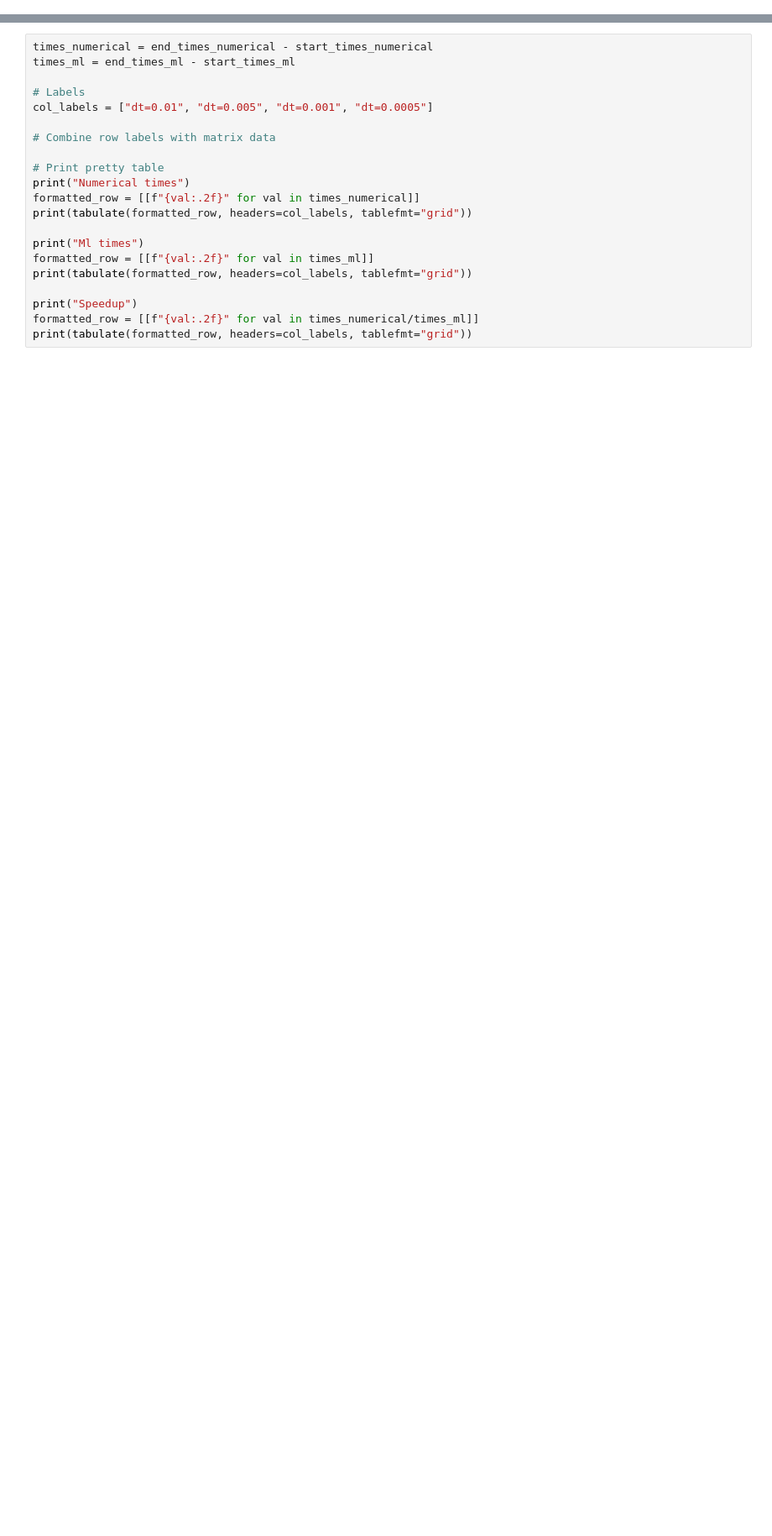
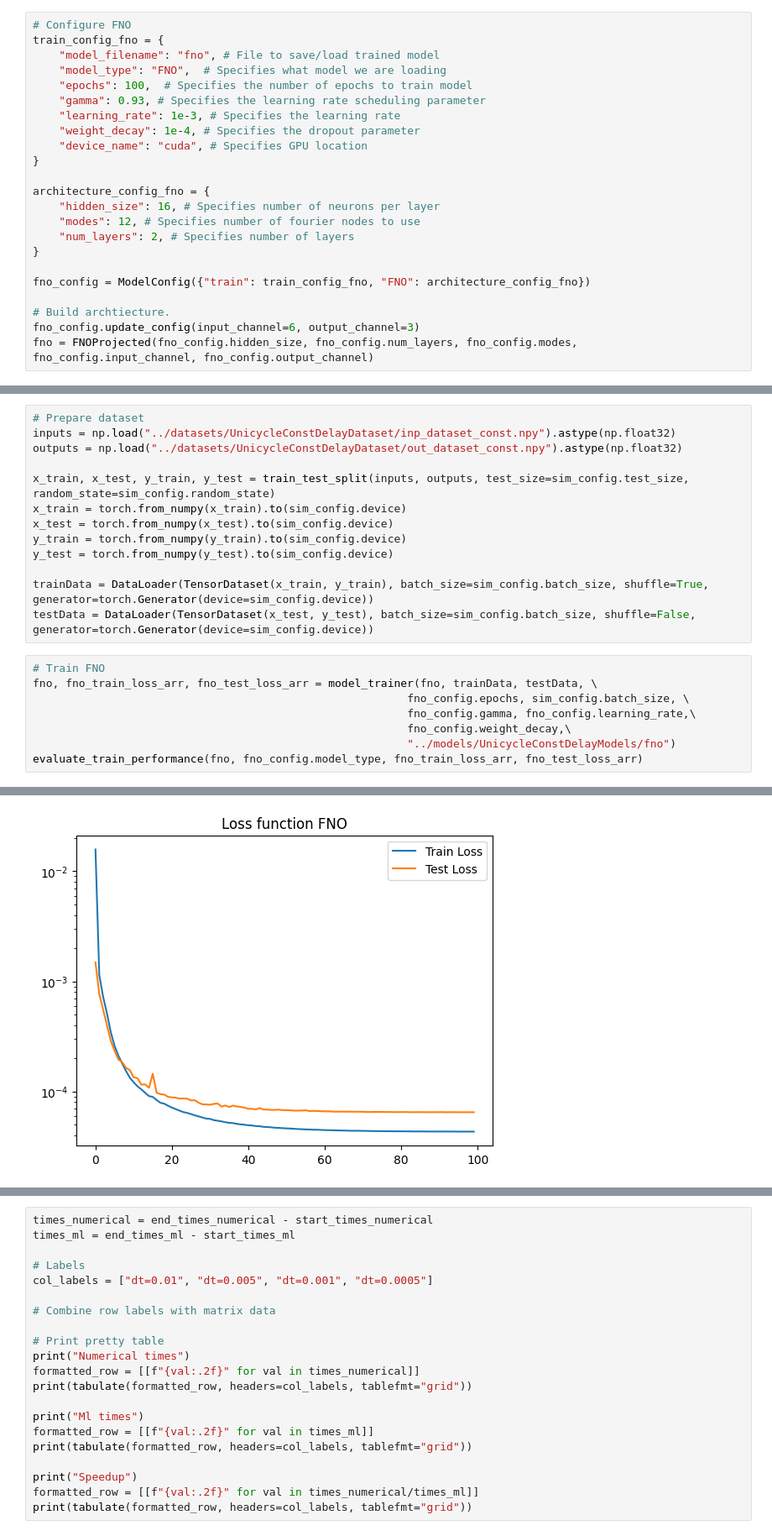
Before and after one commit to gokulg02/NeuralOperatorPredictorFeedback-xArm6, a Jupyter notebook: examples/UnicycleConstDelayExample.ipynb, the cells around one changed output, grey strips where cells are left out. Shown at 84% size. Drawn from its saved outputs; the diff is of its cells as text; blank space fills up the shorter version.

```diff
--- a/examples/UnicycleConstDelayExample.ipynb
+++ b/examples/UnicycleConstDelayExample.ipynb
@@ -514,0 +126,23 @@ end_times_ml[3] = time.time()
+# %%
+# Configure FNO
+train_config_fno = {
+    "model_filename": "fno", # File to save/load trained model
+    "model_type": "FNO",  # Specifies what model we are loading
+    "epochs": 100,  # Specifies the number of epochs to train model
+    "gamma": 0.93, # Specifies the learning rate scheduling parameter
+    "learning_rate": 1e-3, # Specifies the learning rate
+    "weight_decay": 1e-4, # Specifies the dropout parameter
+    "device_name": "cuda", # Specifies GPU location
+}
+
+architecture_config_fno = {
+    "hidden_size": 16, # Specifies number of neurons per layer
+    "modes": 12, # Specifies number of fourier nodes to use
+    "num_layers": 2, # Specifies number of layers
+}
+
+fno_config = ModelConfig({"train": train_config_fno, "FNO": architecture_config_fno})
+
+# Build archtiecture.
+fno_config.update_config(input_channel=6, output_channel=3)
+fno = FNOProjected(fno_config.hidden_size, fno_config.num_layers, fno_config.modes, fno_config.input_channel, fno_config.output_channel)
@@ -514,0 +246,22 @@ end_times_ml[3] = time.time()
+# %%
+# Prepare dataset
+inputs = np.load("../datasets/UnicycleConstDelayDataset/inp_dataset_const.npy").astype(np.float32)
+outputs = np.load("../datasets/UnicycleConstDelayDataset/out_dataset_const.npy").astype(np.float32)
+
+x_train, x_test, y_train, y_test = train_test_split(inputs, outputs, test_size=sim_config.test_size, random_state=sim_config.random_state)
+x_train = torch.from_numpy(x_train).to(sim_config.device)
+x_test = torch.from_numpy(x_test).to(sim_config.device)
+y_train = torch.from_numpy(y_train).to(sim_config.device)
+y_test = torch.from_numpy(y_test).to(sim_config.device)
+
+trainData = DataLoader(TensorDataset(x_train, y_train), batch_size=sim_config.batch_size, shuffle=True, generator=torch.Generator(device=sim_config.device))
+testData = DataLoader(TensorDataset(x_test, y_test), batch_size=sim_config.batch_size, shuffle=False, generator=torch.Generator(device=sim_config.device))
+# %%
+# Train FNO
+fno, fno_train_loss_arr, fno_test_loss_arr = model_trainer(fno, trainData, testData, \
+                                                         fno_config.epochs, sim_config.batch_size, \
+                                                         fno_config.gamma, fno_config.learning_rate,\
+                                                         fno_config.weight_decay,\
+                                                         "../models/UnicycleConstDelayModels/fno")
+evaluate_train_performance(fno, fno_config.model_type, fno_train_loss_arr, fno_test_loss_arr)
+# %% [output]
@@ -514,0 +285 @@ end_times_ml[3] = time.time()
+[figure, added]
```
Also changed, not shown: parts of 64 cells of this notebook, 18 other files.
